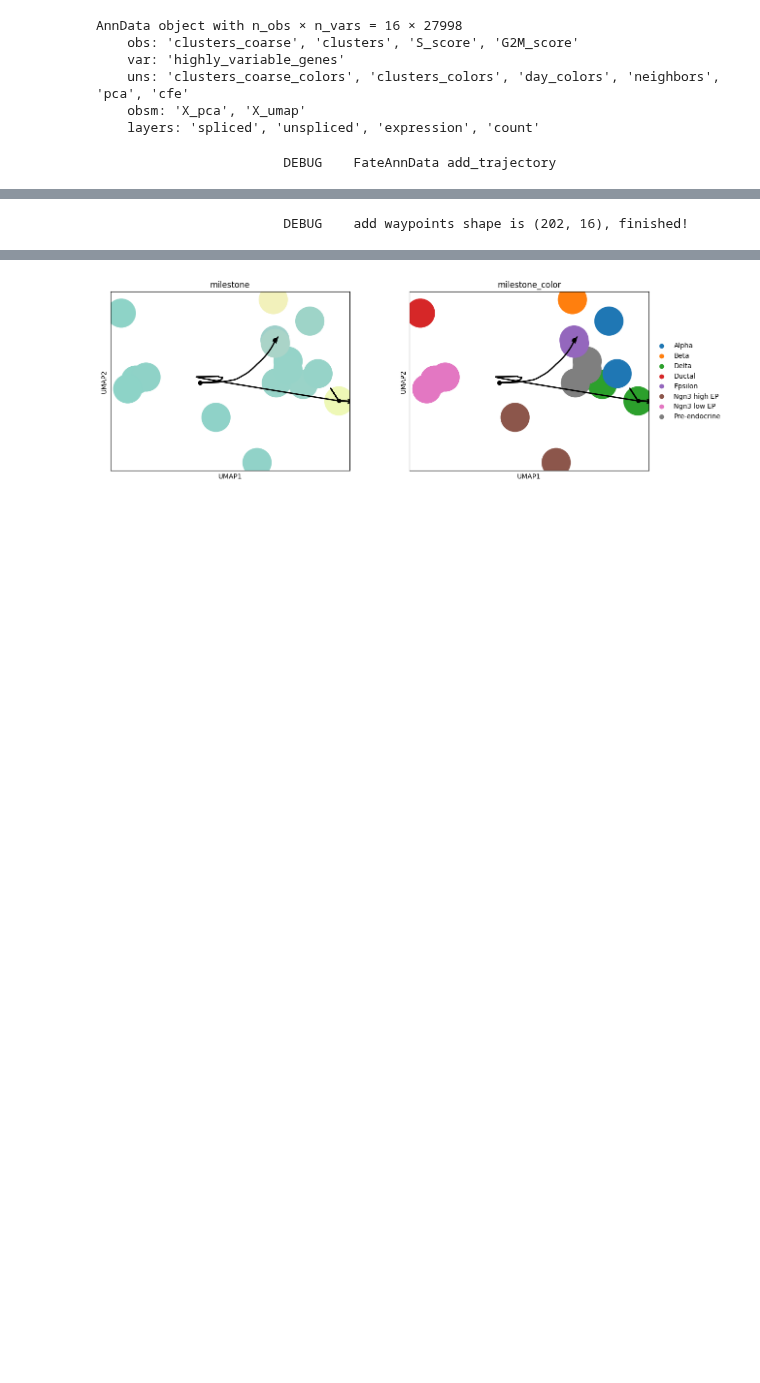
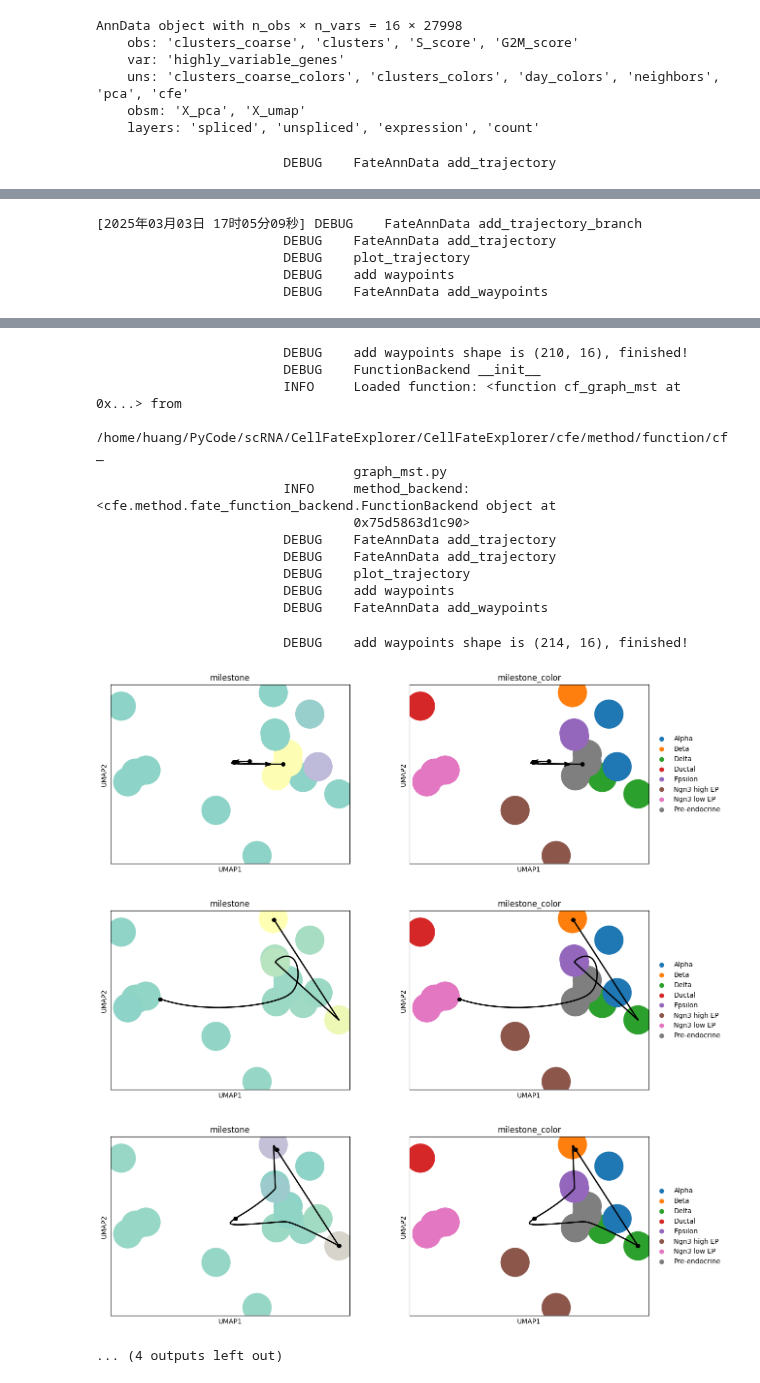
Before and after one commit to HuangDDU/cafe-release, a Jupyter notebook: notebook/benchmark_scvelo_pancreas_tmp.ipynb, the cells around one changed output, grey strips where cells are left out. Cells and saved outputs as stored; diff of their text form; code cells hidden in the pictures; blank space fills up the shorter version.

```diff
--- a/notebook/benchmark_scvelo_pancreas_tmp.ipynb
+++ b/notebook/benchmark_scvelo_pancreas_tmp.ipynb
@@ -91,17 +91,20 @@ AnnData object with n_obs × n_vars = 16 × 27998
 [figure]
 [figure]
 # %%
-# method = cfe.method.FateMethod(method_name="cell_mst")
-# method = cfe.method.FateMethod(method_name="cluster_mst")
-# method = cfe.method.FateMethod(method_name="state_comp")
-method = cfe.method.FateMethod(method_name="angle")
-
 prior_information = {
+    "start_id": fadata.obs.index[0],
     "groups_id": fadata.obs[cluster_key].tolist()
 }
+parameters = {"filter_features": False, "connectivity_cutoff": 0.3}
 fadata.add_prior_information(**prior_information)  # add prior information to fadata
 
-method.infer_trajectory(fadata)
 
-cfe.plot.plot_trajectory(fadata, basis="umap", color=cluster_key_list)
+method_name_list = ["paga", "comp1", "angle", "state_comp", "cluster_mst", "projection_mst", "graph_mst"]
+
+for method_name in method_name_list:
+    method = cfe.method.FateMethod(method_name=method_name)
+
+    method.infer_trajectory(fadata)
+
+    cfe.plot.plot_trajectory(fadata, basis="umap", color=cluster_key_list)
 # %% [output]
@@ -118 +119,5 @@ cfe.plot.plot_trajectory(fadata, basis="umap", color=cluster_key_list)
-                        DEBUG    add waypoints shape is (202, 16), finished!
+[2025年03月03日 17时05分09秒] DEBUG    FateAnnData add_trajectory_branch
+                        DEBUG    FateAnnData add_trajectory
+                        DEBUG    plot_trajectory
+                        DEBUG    add waypoints
+                        DEBUG    FateAnnData add_waypoints
@@ -120 +179,17 @@ cfe.plot.plot_trajectory(fadata, basis="umap", color=cluster_key_list)
+                        DEBUG    add waypoints shape is (210, 16), finished!
+                        DEBUG    FunctionBackend __init__
+                        INFO     Loaded function: <function cf_graph_mst at 0x...> from
+                                 /home/huang/PyCode/scRNA/CellFateExplorer/CellFateExplorer/cfe/method/function/cf_
+                                 graph_mst.py
+                        INFO     method_backend: <cfe.method.fate_function_backend.FunctionBackend object at
+                                 0x75d5863d1c90>
+                        DEBUG    FateAnnData add_trajectory
+                        DEBUG    FateAnnData add_trajectory
+                        DEBUG    plot_trajectory
+                        DEBUG    add waypoints
+                        DEBUG    FateAnnData add_waypoints
+                        DEBUG    add waypoints shape is (214, 16), finished!
-[figure, old version]
+[figure, new version]
+[figure, added]
+[figure, added]
+... (4 outputs left out)
```
Also changed, not shown: parts of 4 cells of this notebook, 17 other files.
